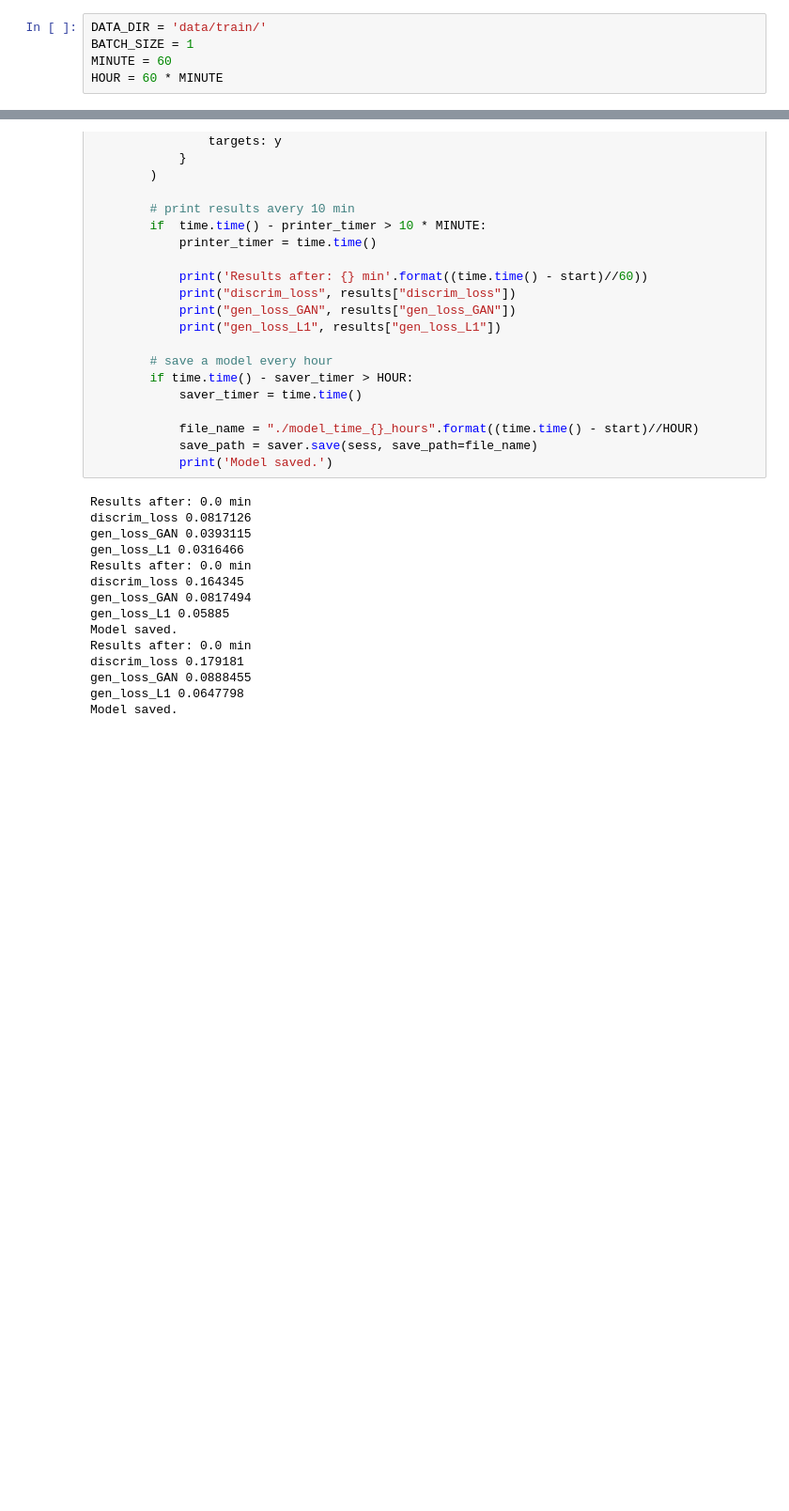
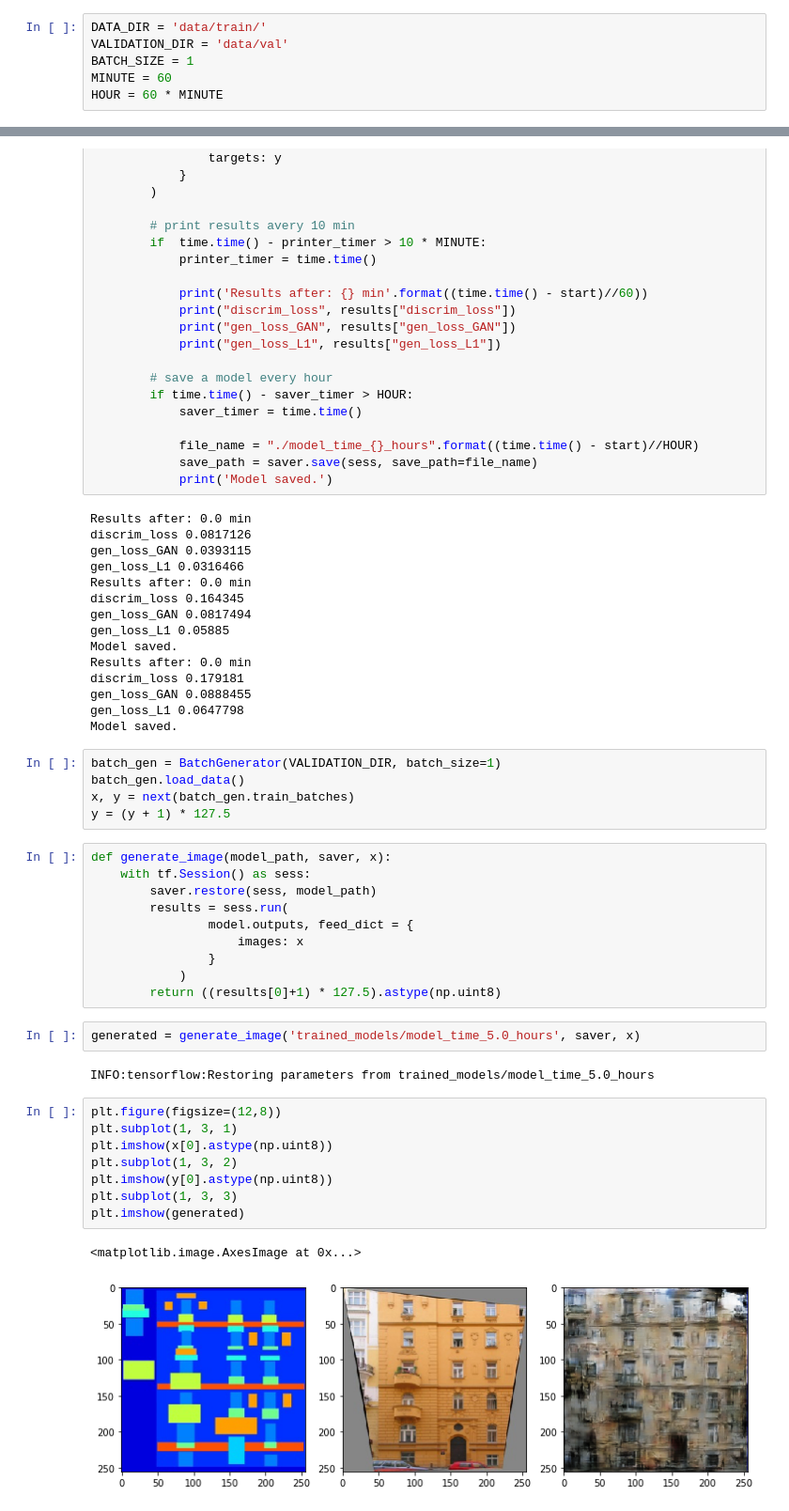
Before and after one commit to zakmatt/Img2img, a Jupyter notebook: model/train_model.ipynb, the cells around one changed output, grey strips where cells are left out. Shown at 94% size. Cells and saved outputs as stored; diff of their text form; blank space fills up the shorter version.

Commit message:
clean files and add some data images

```diff
--- a/model/train_model.ipynb
+++ b/model/train_model.ipynb
@@ -9,6 +9,7 @@ from utils.batch_generator import BatchGenerator
 %matplotlib inline
 # %%
 DATA_DIR = 'data/train/'
+VALIDATION_DIR = 'data/val'
 BATCH_SIZE = 1
 MINUTE = 60
 HOUR = 60 * MINUTE
@@ -93,3 +94,33 @@ discrim_loss 0.179181
 gen_loss_GAN 0.0888455
 gen_loss_L1 0.0647798
 Model saved.
+# %%
+batch_gen = BatchGenerator(VALIDATION_DIR, batch_size=1)
+batch_gen.load_data()
+x, y = next(batch_gen.train_batches)
+y = (y + 1) * 127.5
+# %%
+def generate_image(model_path, saver, x):
+    with tf.Session() as sess:
+        saver.restore(sess, model_path)
+        results = sess.run(
+                model.outputs, feed_dict = {
+                    images: x
+                }
+            )
+        return ((results[0]+1) * 127.5).astype(np.uint8)
+# %%
+generated = generate_image('trained_models/model_time_5.0_hours', saver, x)
+# %% [output]
+INFO:tensorflow:Restoring parameters from trained_models/model_time_5.0_hours
+# %%
+plt.figure(figsize=(12,8))
+plt.subplot(1, 3, 1)
+plt.imshow(x[0].astype(np.uint8))
+plt.subplot(1, 3, 2)
+plt.imshow(y[0].astype(np.uint8))
+plt.subplot(1, 3, 3)
+plt.imshow(generated)
+# %% [output]
+<matplotlib.image.AxesImage at 0x...>
+[figure, added]
```
Also changed, not shown: parts of 4 cells of this notebook, 25 other files.
